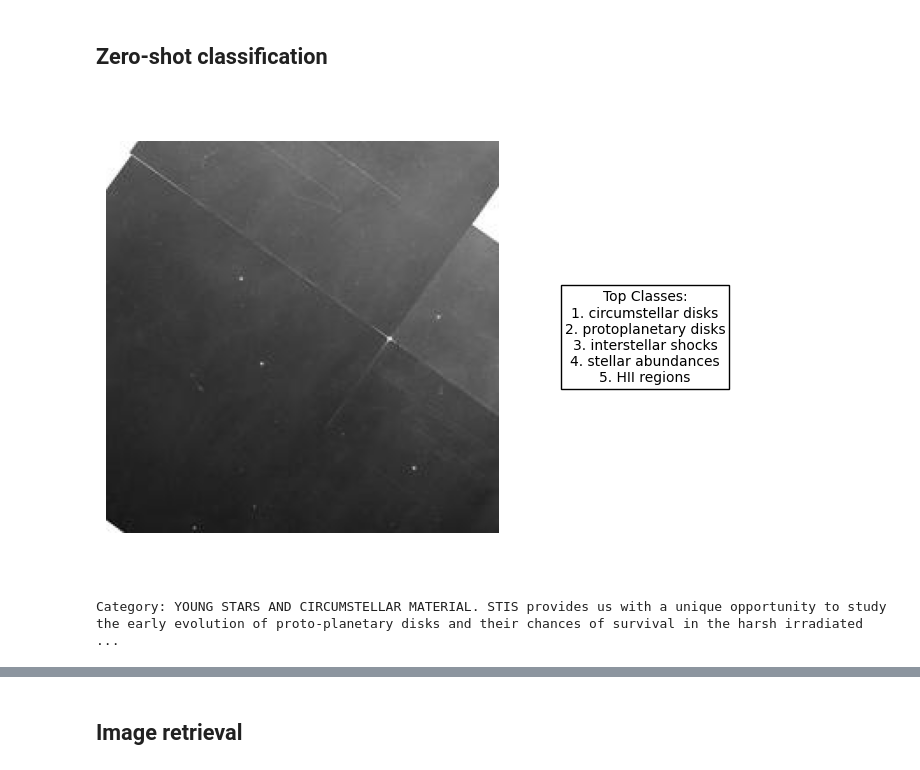
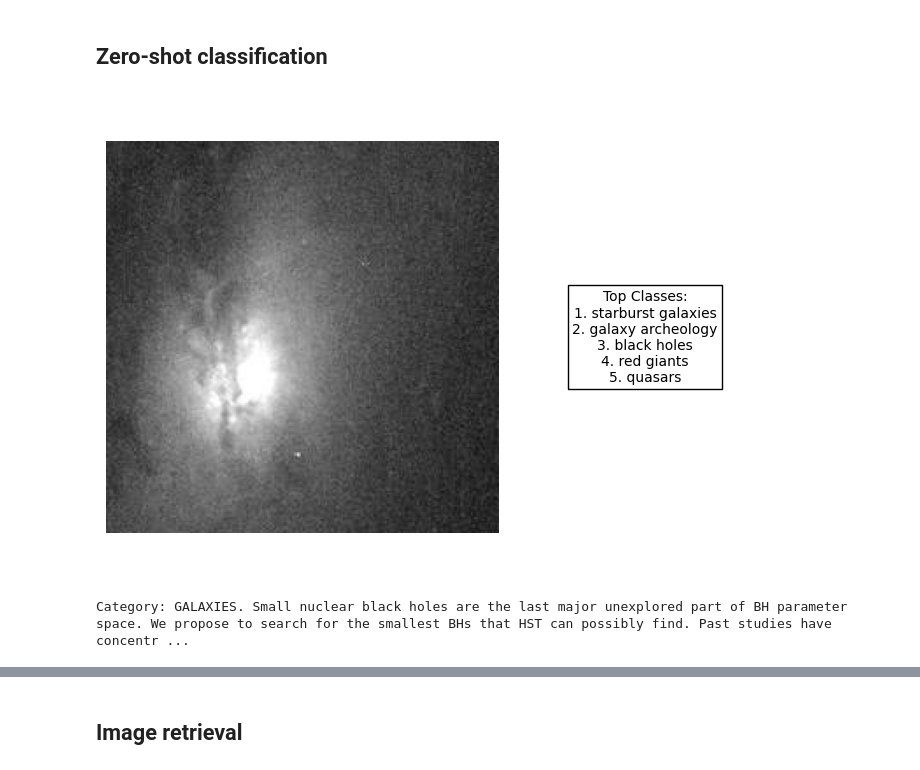
Before and after one commit to smsharma/PAPERCLIP-Hubble, a Jupyter notebook: notebooks/eval.ipynb, the cells around one changed output, grey strips where cells are left out. Cells and saved outputs as stored; diff of their text form; code cells hidden in the pictures.

```diff
--- a/notebooks/eval.ipynb
+++ b/notebooks/eval.ipynb
@@ -52,7 +60,8 @@ observations_2.tfrecord   observations_6.tfrecord
 from models.dataset_utils import make_dataloader, create_input_iter
 
 files = ['../data/tfrecords/observations_1.tfrecord','../data/tfrecords/observations_2.tfrecord','../data/tfrecords/observations_3.tfrecord','../data/tfrecords/observations_4.tfrecord',
-         '../data/tfrecords/observations_5.tfrecord','../data/tfrecords/observations_6.tfrecord','../data/tfrecords/observations_7.tfrecord','../data/tfrecords/observations_8.tfrecord','../data/tfrecords/observations_9.tfrecord']
+         '../data/tfrecords/observations_5.tfrecord','../data/tfrecords/observations_6.tfrecord','../data/tfrecords/observations_7.tfrecord','../data/tfrecords/observations_8.tfrecord',
+         '../data/tfrecords/observations_9.tfrecord']
 
 ds = make_dataloader(files, batch_size=32, seed=42, split='val')
 batches = iter(ds)
@@ -100,16 +109,16 @@ def display_content(image, paragraph, classes):
     plt.tight_layout()
     plt.show()
 # %%
-idx = 1
+idx = 6
 
 image_feat = model.get_image_features(inputs_images['pixel_values'][idx:idx + 1], params=restored_state.params);
 text_feat = model.get_text_features(**claude_science_cat_inputs, params=restored_state.params)
 
 cats = [claude_science_cat[i] for i in np.argsort((text_feat @ image_feat.T)[:, 0])[::-1]][:5]
 
 display_content(images[idx], captions[idx], cats)
 
 print(captions[idx])
 # %% [output]
-[figure, old version]
+[figure, new version]
-Category: YOUNG STARS AND CIRCUMSTELLAR MATERIAL. STIS provides us with a unique opportunity to study the early evolution of proto-planetary disks and their chances of survival in the harsh irradiated ...
+Category: GALAXIES. Small nuclear black holes are the last major unexplored part of BH parameter space. We propose to search for the smallest BHs that HST can possibly find. Past studies have concentr ...
```
Also changed, not shown: parts of 10 cells of this notebook, 1 other file.
